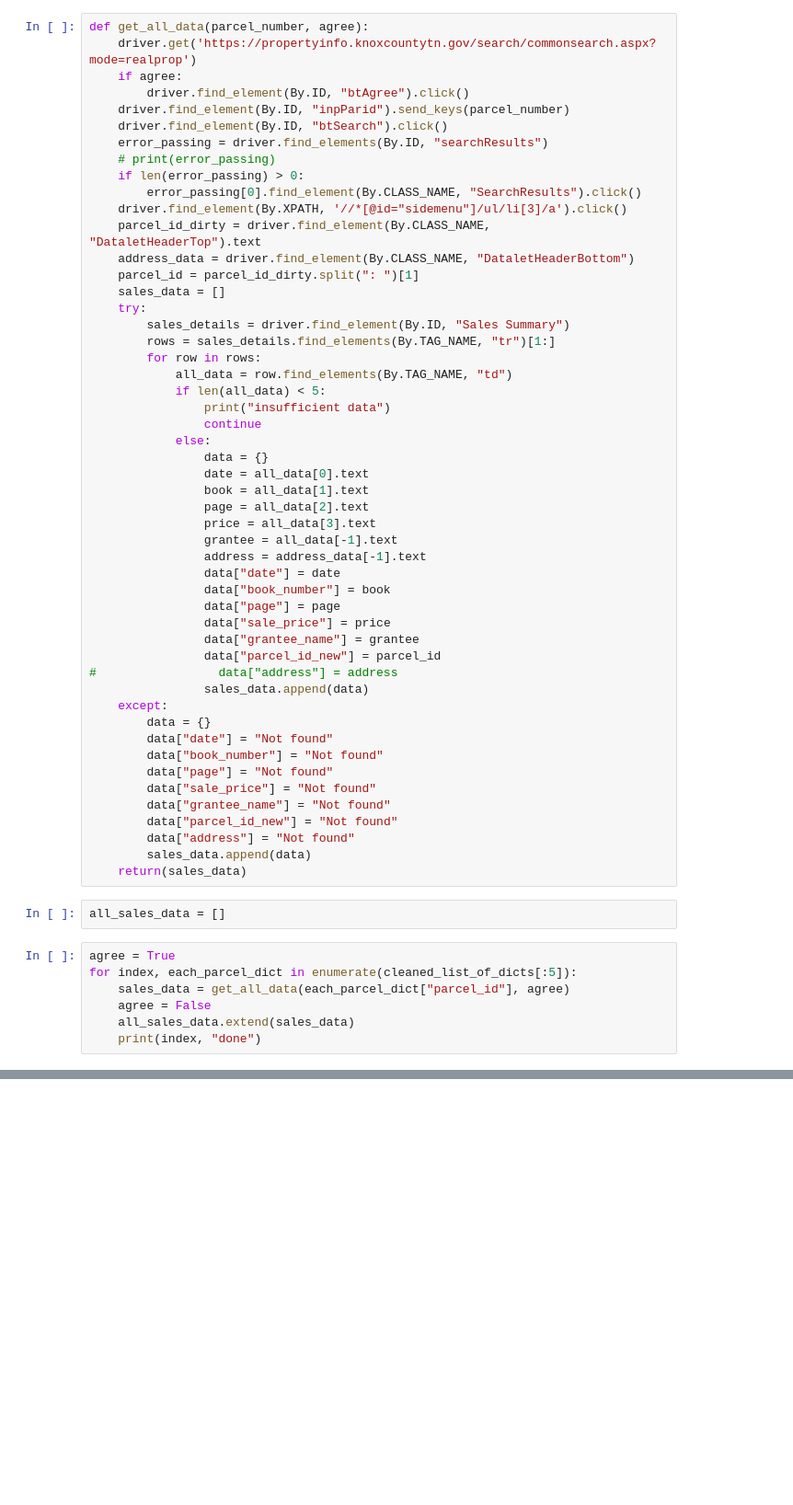
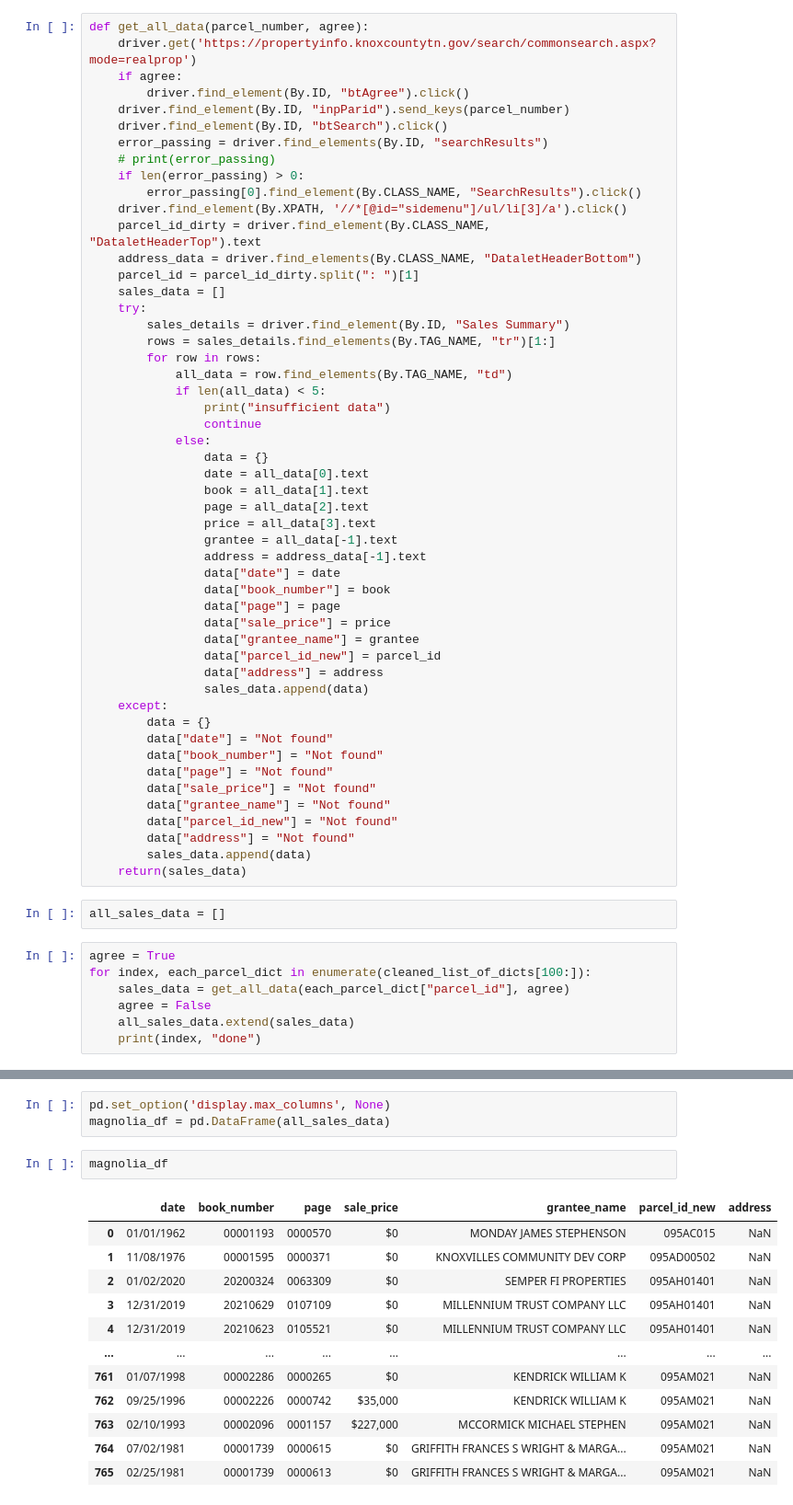
Before and after one commit to knoxnews-data/new-scrape-old-city, a Jupyter notebook: scrape.ipynb, the cells around one changed output, grey strips where cells are left out. Shown at 92% size. Cells and saved outputs as stored; diff of their text form; blank space fills up the shorter version.

```diff
--- a/scrape.ipynb
+++ b/scrape.ipynb
@@ -51,7 +57,7 @@ def get_all_data(parcel_number, agree):
         error_passing[0].find_element(By.CLASS_NAME, "SearchResults").click()
     driver.find_element(By.XPATH, '//*[@id="sidemenu"]/ul/li[3]/a').click()
     parcel_id_dirty = driver.find_element(By.CLASS_NAME, "DataletHeaderTop").text
-    address_data = driver.find_element(By.CLASS_NAME, "DataletHeaderBottom")
+    address_data = driver.find_elements(By.CLASS_NAME, "DataletHeaderBottom")
     parcel_id = parcel_id_dirty.split(": ")[1]
     sales_data = []
     try:
@@ -76,7 +82,7 @@ def get_all_data(parcel_number, agree):
                 data["sale_price"] = price
                 data["grantee_name"] = grantee
                 data["parcel_id_new"] = parcel_id
-#                 data["address"] = address
+                data["address"] = address
                 sales_data.append(data)
     except:
         data = {}
@@ -93,7 +99,7 @@ def get_all_data(parcel_number, agree):
 all_sales_data = []
 # %%
 agree = True
-for index, each_parcel_dict in enumerate(cleaned_list_of_dicts[:5]):
+for index, each_parcel_dict in enumerate(cleaned_list_of_dicts[100:]):
     sales_data = get_all_data(each_parcel_dict["parcel_id"], agree)
     agree = False
     all_sales_data.extend(sales_data)
@@ -126,0 +147,18 @@ all_sales_data
+# %%
+pd.set_option('display.max_columns', None)
+magnolia_df = pd.DataFrame(all_sales_data)
+# %%
+magnolia_df
+# %% [output]
+|  | date | book_number | page | sale_price | grantee_name | parcel_id_new | address |
+| 0 | 01/01/1962 | 00001193 | 0000570 | $0 | MONDAY JAMES STEPHENSON | 095AC015 | NaN |
+| 1 | 11/08/1976 | 00001595 | 0000371 | $0 | KNOXVILLES COMMUNITY DEV CORP | 095AD00502 | NaN |
+| 2 | 01/02/2020 | 20200324 | 0063309 | $0 | SEMPER FI PROPERTIES | 095AH01401 | NaN |
+| 3 | 12/31/2019 | 20210629 | 0107109 | $0 | MILLENNIUM TRUST COMPANY LLC | 095AH01401 | NaN |
+| 4 | 12/31/2019 | 20210623 | 0105521 | $0 | MILLENNIUM TRUST COMPANY LLC | 095AH01401 | NaN |
+| ... | ... | ... | ... | ... | ... | ... | ... |
+| 761 | 01/07/1998 | 00002286 | 0000265 | $0 | KENDRICK WILLIAM K | 095AM021 | NaN |
+| 762 | 09/25/1996 | 00002226 | 0000742 | $35,000 | KENDRICK WILLIAM K | 095AM021 | NaN |
+| 763 | 02/10/1993 | 00002096 | 0001157 | $227,000 | MCCORMICK MICHAEL STEPHEN | 095AM021 | NaN |
+| 764 | 07/02/1981 | 00001739 | 0000615 | $0 | GRIFFITH FRANCES S WRIGHT & MARGA... | 095AM021 | NaN |
+| 765 | 02/25/1981 | 00001739 | 0000613 | $0 | GRIFFITH FRANCES S WRIGHT & MARGA... | 095AM021 | NaN |
```
Also changed, not shown: parts of 6 cells of this notebook, 2 other files.
